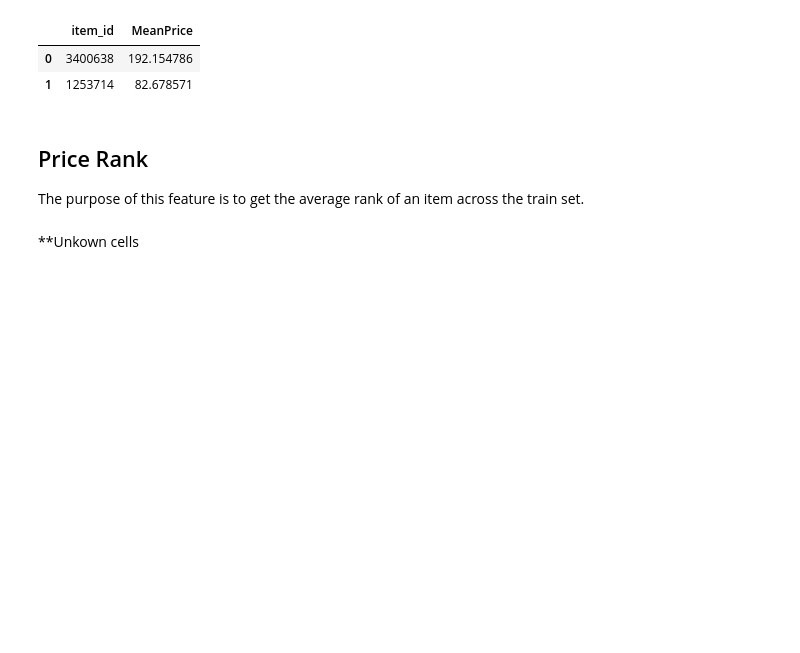
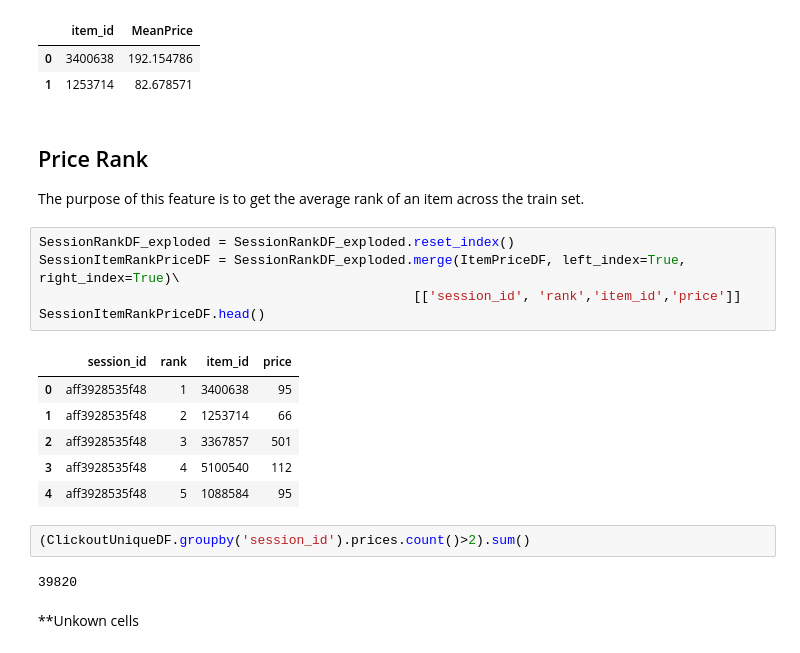
Before and after one commit to ZeyadSabbah/TrivagoRecommenderSystem, a Jupyter notebook: TrivagoFeatureEngineering.ipynb, the cells around one changed output. Cells and saved outputs as stored; diff of their text form; blank space fills up the shorter version.

Commit message:
Created a dataframe as a start of for the global values to be merged two.

```diff
--- a/TrivagoFeatureEngineering.ipynb
+++ b/TrivagoFeatureEngineering.ipynb
@@ -451,6 +451,22 @@ ItemAveragePriceDF.head(2)
 # %% [markdown]
 ## Price Rank
 The purpose of this feature is to get the average rank of an item across the train set.
+# %%
+SessionRankDF_exploded = SessionRankDF_exploded.reset_index()
+SessionItemRankPriceDF = SessionRankDF_exploded.merge(ItemPriceDF, left_index=True, right_index=True)\
+                                                [['session_id', 'rank','item_id','price']]
+SessionItemRankPriceDF.head()
+# %% [output]
+|  | session_id | rank | item_id | price |
+| 0 | aff3928535f48 | 1 | 3400638 | 95 |
+| 1 | aff3928535f48 | 2 | 1253714 | 66 |
+| 2 | aff3928535f48 | 3 | 3367857 | 501 |
+| 3 | aff3928535f48 | 4 | 5100540 | 112 |
+| 4 | aff3928535f48 | 5 | 1088584 | 95 |
+# %%
+(ClickoutUniqueDF.groupby('session_id').prices.count()>2).sum()
+# %% [output]
+39820
 # %% [markdown]
 **Unkown cells
 # %%
```
